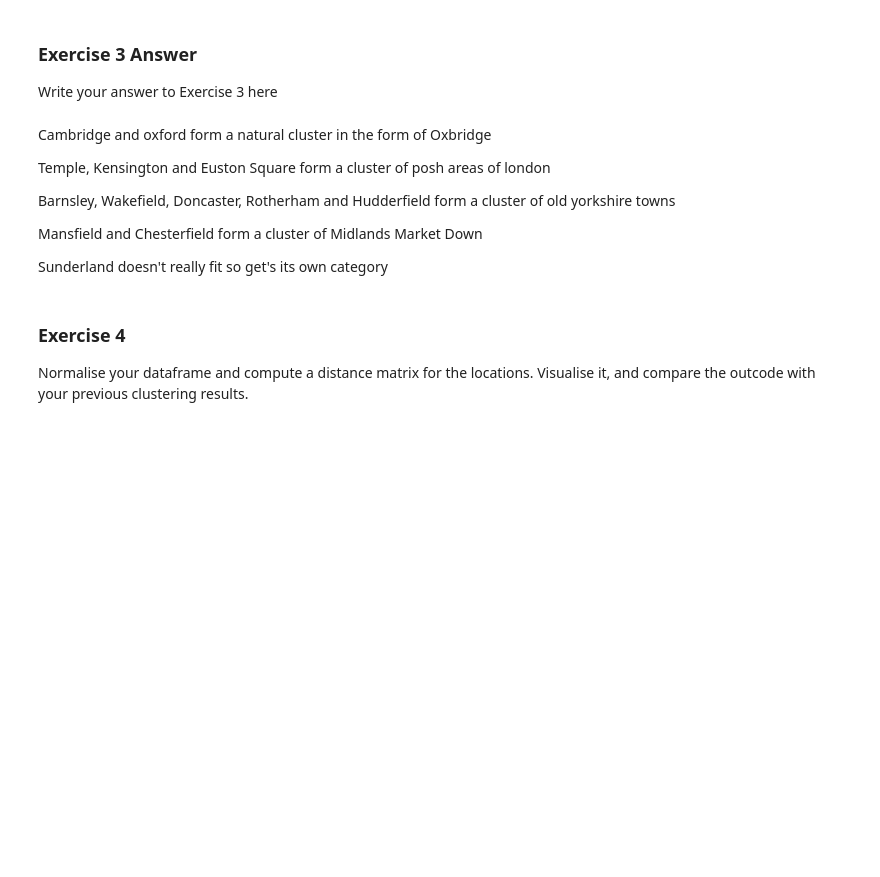
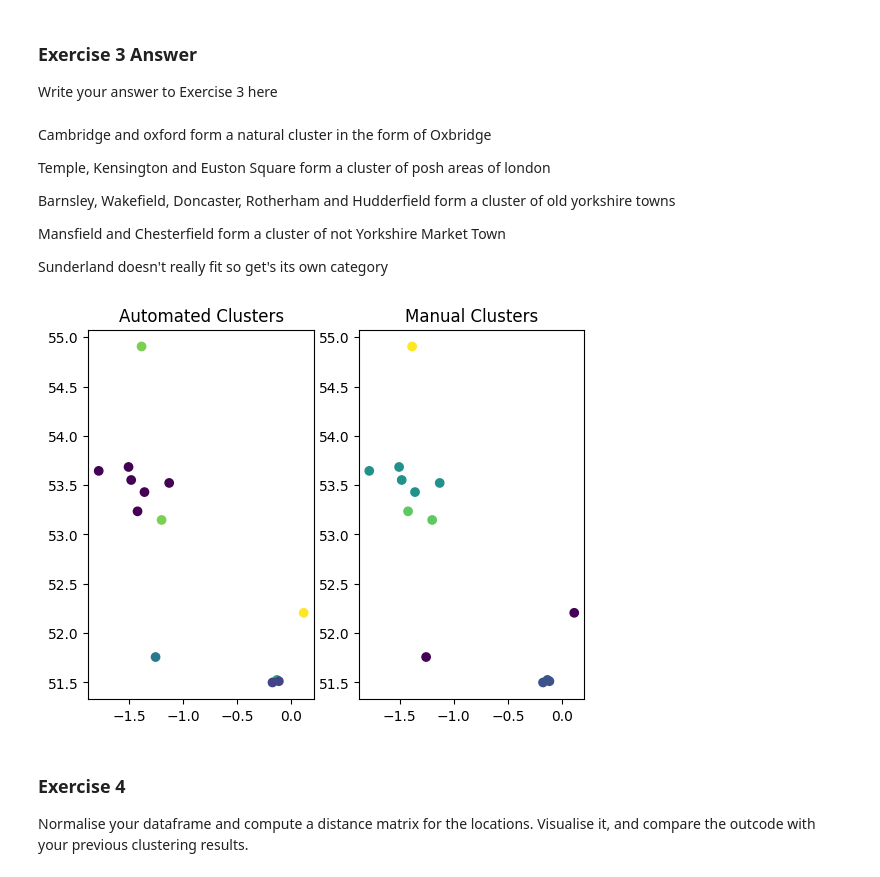
Before and after one commit to EuanWorth/ecw66_ads_2024, a Jupyter notebook: _notebooks/02-access-assess-geospatial.ipynb, the cells around one changed output. Saved outputs shown, nothing was run; the diff lists cells and outputs as text; code cells hidden in the pictures; blank space fills up the shorter version.

```diff
--- a/_notebooks/02-access-assess-geospatial.ipynb
+++ b/_notebooks/02-access-assess-geospatial.ipynb
@@ -597,8 +603,9 @@ from sklearn.cluster import KMeans
 import numpy as np
 # %%
 totals = {location : sum([locations_tagged_counts[location][tag] for tag in poi_types]) for location in locations_dict}
-data_map = {tuple((locations_tagged_counts[location][tag] / totals[location]) for tag in poi_types) : location for location in locations_dict}
-list_data = [data for data in data_map]
+data_map = {location : {tag : locations_tagged_counts[location][tag] / totals[location] for tag in poi_types} for location in locations_dict}
+inverted_data_map = {tuple((locations_tagged_counts[location][tag] / totals[location]) for tag in poi_types) : location for location in locations_dict}
+list_data = [data for data in inverted_data_map]
 data = np.array(list_data)
 # %%
 data
@@ -644,7 +651,7 @@ kmeans.fit(data)
 automated_clusters = {}
 for i in range (len(kmeans.labels_)):
     data = list_data[i]
-    location = data_map[data]
+    location = inverted_data_map[data]
     automated_clusters[location] = kmeans.labels_[i]
 
 automated_clusters
@@ -679,23 +686,42 @@ Temple, Kensington and Euston Square form a cluster of posh areas of london
 
 Barnsley, Wakefield, Doncaster, Rotherham and Hudderfield form a cluster of old yorkshire towns
 
-Mansfield and Chesterfield form a cluster of Midlands Market Down
+Mansfield and Chesterfield form a cluster of not Yorkshire Market Town
 
 Sunderland doesn't really fit so get's its own category
 # %%
 manual_clusters = {'Cambridge': 0,
  'Oxford': 0,
  'Euston Square': 1,
  'Temple': 1,
  'Kensington': 1,
  'Barnsley': 2,
  'Mansfield': 3,
  'Wakefield': 2,
  'Sunderland': 4,
  'Rotherham': 2,
  'Doncaster': 2,
  'Chesterfield': 3,
  'Huddersfield': 2}
+
+fig, ax = plt.subplots(1, 2)
+
+ax[0].set_title('Automated Clusters')
+ax[1].set_title('Manual Clusters')
+c1 = []
+c2 = []
+x = []
+y = []
+for location in automated_clusters:
+    y.append(locations_dict[location][0])
+    x.append(locations_dict[location][1])
+    c1.append(automated_clusters[location])
+    c2.append(manual_clusters[location])
+ax[0].scatter(x, y, c=c1)
+ax[ 1].scatter(x, y, c=c2)
+plt.show()
+# %% [output]
+[figure, added]
 # %% [markdown]
 ### Exercise 4
 
```
Also changed, not shown: parts of 6 cells of this notebook.
